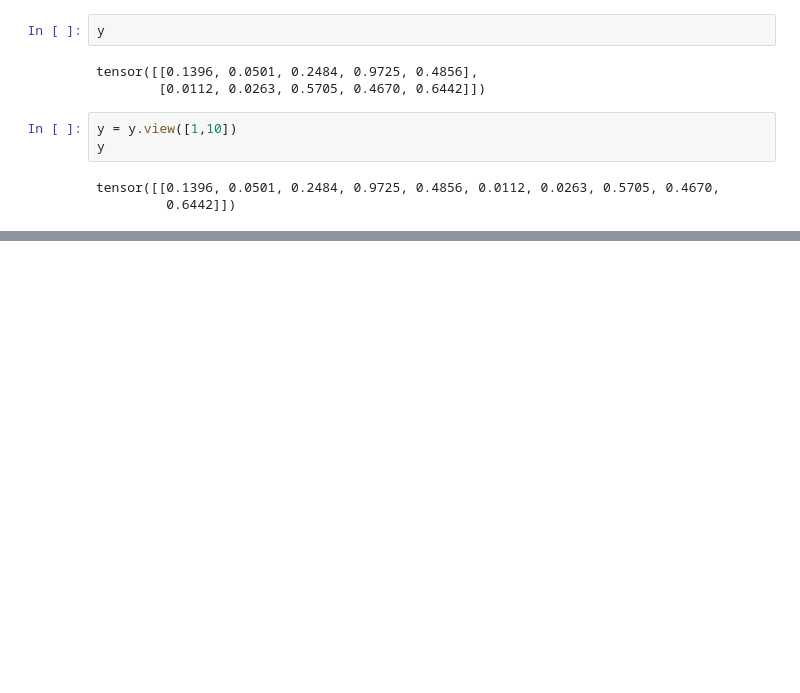
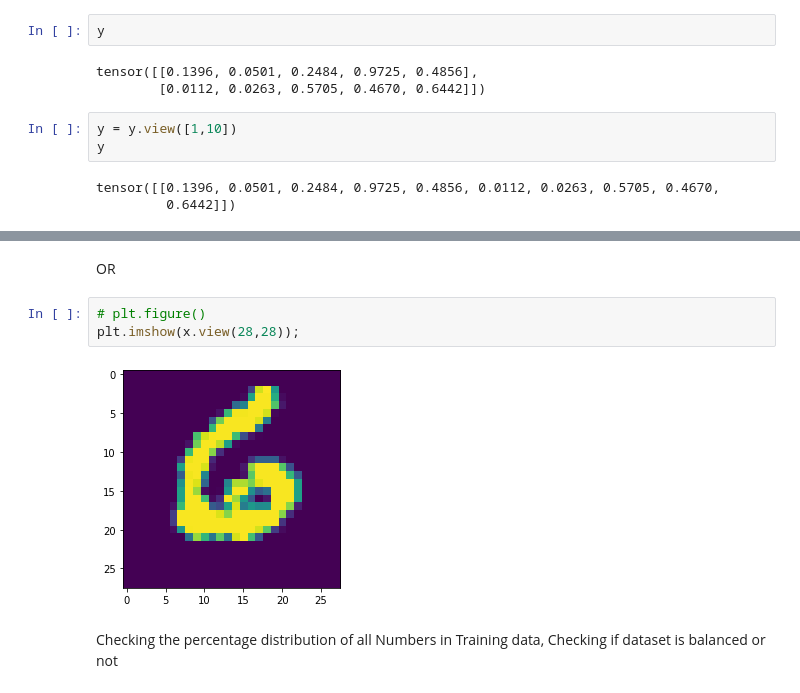
Before and after one commit to gmshashank/Pytorch, a Jupyter notebook: Pytorch_Basics.ipynb, the cells around one changed output, grey strips where cells are left out. Drawn from its saved outputs; the diff is of its cells as text; blank space fills up the shorter version.

```diff
--- a/Pytorch_Basics.ipynb
+++ b/Pytorch_Basics.ipynb
@@ -43,0 +149,10 @@ tensor([[0.1396, 0.0501, 0.2484, 0.9725, 0.4856, 0.0112, 0.0263, 0.5705, 0.4670,
+# %% [markdown]
+OR
+# %%
+# plt.figure()
+plt.imshow(x.view(28,28));
+# %% [output]
+[figure, added]
+# %% [markdown]
+Checking the percentage distribution of all Numbers in Training data,
+Checking if dataset is balanced or not
```
Also changed, not shown: parts of 17 cells of this notebook.
